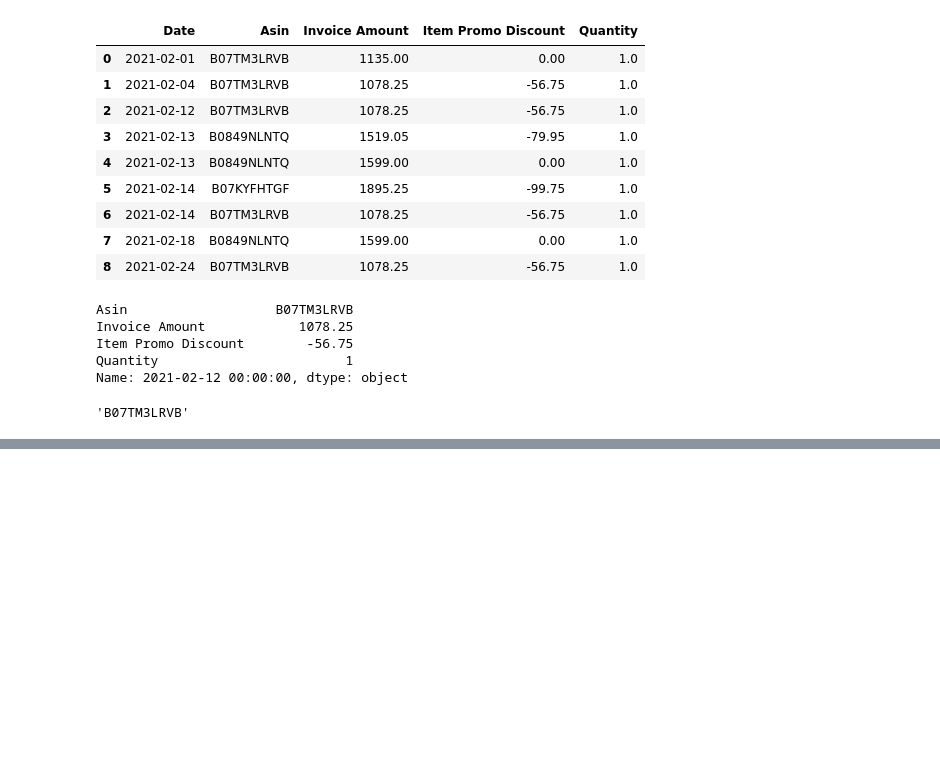
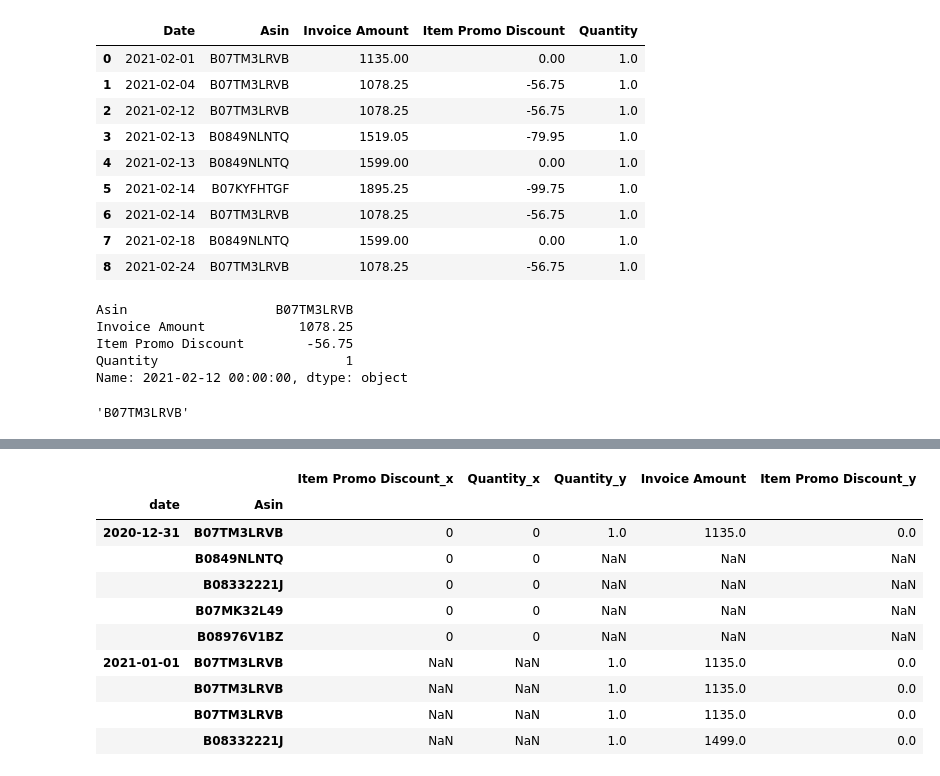
Before and after one commit to akshaypt7/amazon_sales_prediction, a Jupyter notebook: my_project_01_1.ipynb, the cells around one changed output, grey strips where cells are left out. Saved outputs shown, nothing was run; the diff lists cells and outputs as text; code cells hidden in the pictures; blank space fills up the shorter version.

```diff
--- a/my_project_01_1.ipynb
+++ b/my_project_01_1.ipynb
@@ -186,0 +316,3 @@ df_2.loc['2021-02-12']['Asin']
+# %%
+df_1 = df_asin.head(5)
+df_1
@@ -186,0 +358,15 @@ df_2.loc['2021-02-12']['Asin']
+# %%
+df_merge = df_1_index.merge(df_2_index,how='outer',on=['date','Asin'])
+df_merge
+# %% [output]
+|  |  | Item Promo Discount_x | Quantity_x | Quantity_y | Invoice Amount | Item Promo Discount_y |
+| date | Asin |  |  |  |  |  |
+| 2020-12-31 | B07TM3LRVB | 0 | 0 | 1.0 | 1135.0 | 0.0 |
+|  | B0849NLNTQ | 0 | 0 | NaN | NaN | NaN |
+|  | B08332221J | 0 | 0 | NaN | NaN | NaN |
+|  | B07MK32L49 | 0 | 0 | NaN | NaN | NaN |
+|  | B08976V1BZ | 0 | 0 | NaN | NaN | NaN |
+| 2021-01-01 | B07TM3LRVB | NaN | NaN | 1.0 | 1135.0 | 0.0 |
+|  | B07TM3LRVB | NaN | NaN | 1.0 | 1135.0 | 0.0 |
+|  | B07TM3LRVB | NaN | NaN | 1.0 | 1135.0 | 0.0 |
+|  | B08332221J | NaN | NaN | 1.0 | 1499.0 | 0.0 |
```
Also changed, not shown: parts of 38 cells of this notebook.
